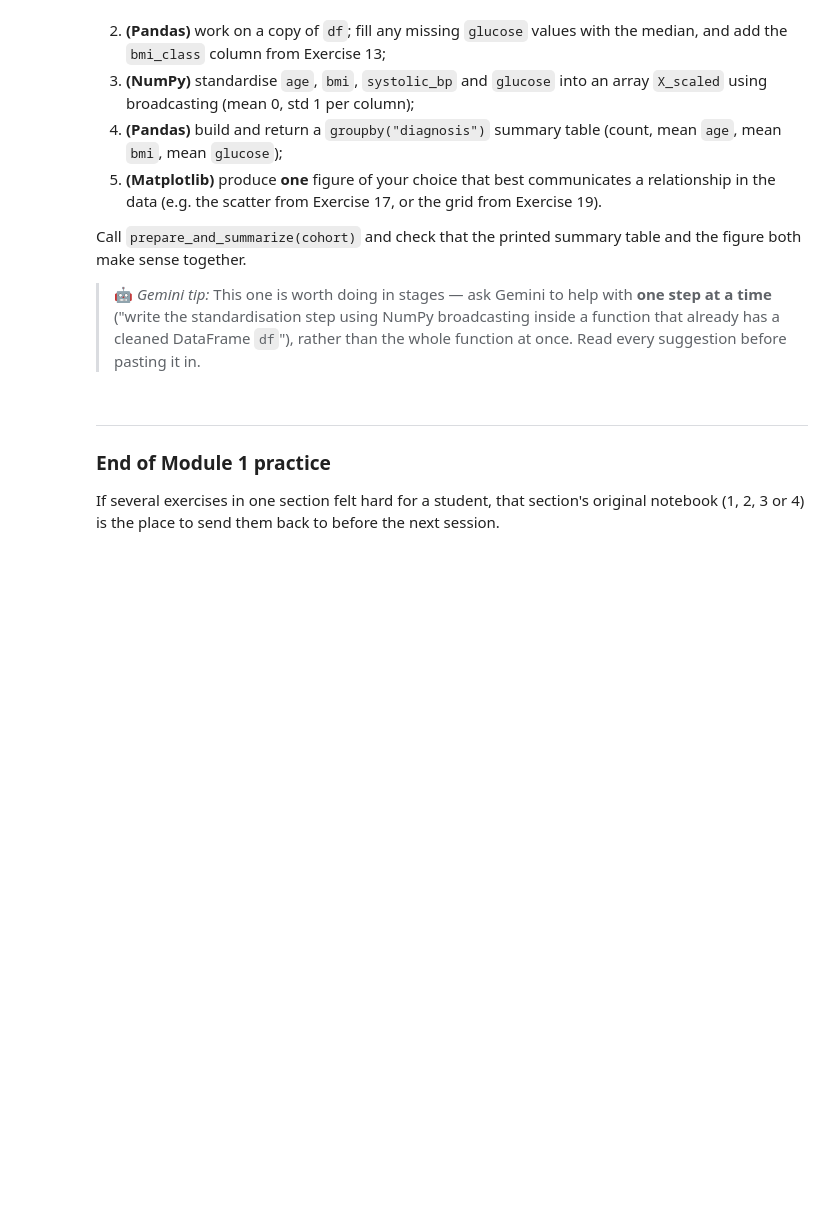
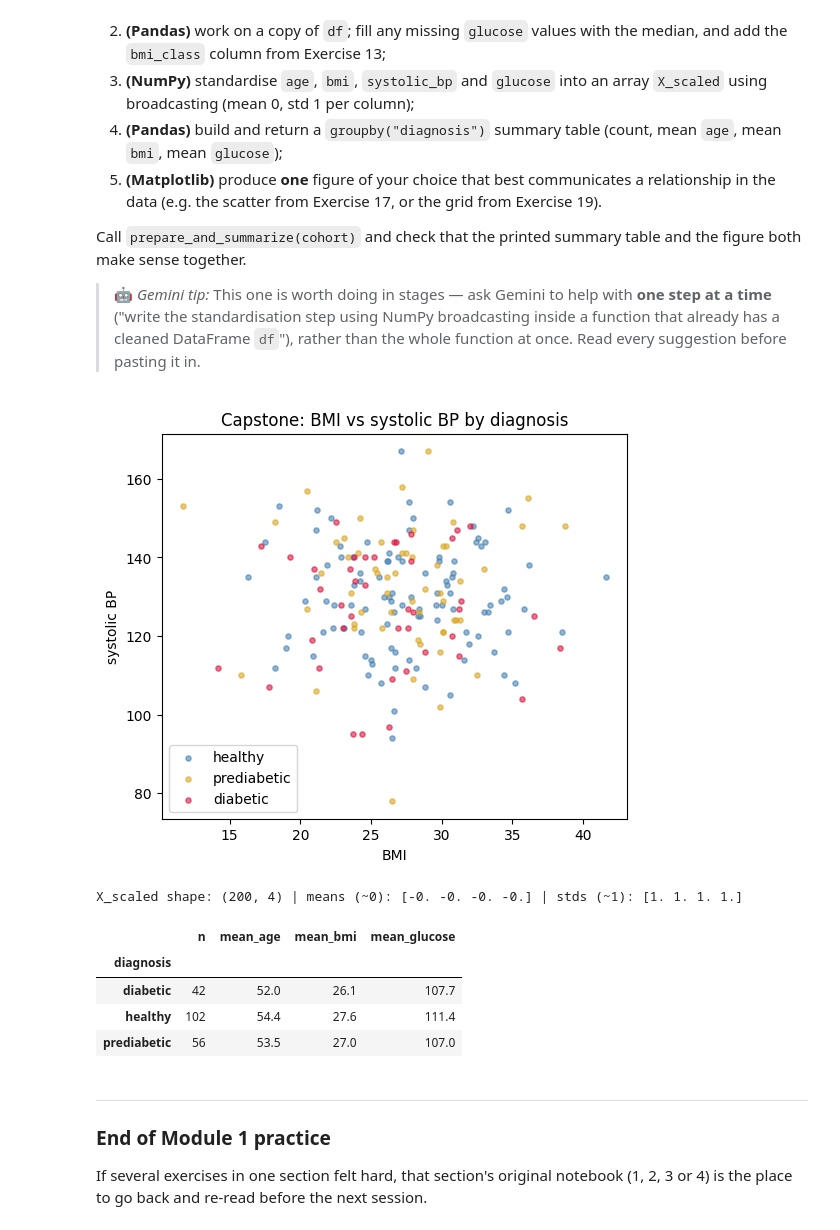
Before and after one commit to SergiSama/UIC-CRB1-2026-2027, a Jupyter notebook: m1_practice_exercises_instructor.ipynb, the cells around one changed output. Drawn from its saved outputs; the diff is of its cells as text; code cells hidden in the pictures; blank space fills up the shorter version.

```diff
--- a/m1_practice_exercises_instructor.ipynb
+++ b/m1_practice_exercises_instructor.ipynb
@@ -584,8 +755,10 @@ sense together.
 > cleaned DataFrame `df`"), rather than the whole function at once. Read every suggestion before
 > pasting it in.
 # %%
-# Solution 21 (Capstone)
 def prepare_and_summarize(df):
+    """Clean, standardise, summarise and plot the cohort — the five steps of Exercise 21."""
+# SOLUTION BEGIN
+    # Solution 21 (Capstone)
     # 1+2 (Python + Pandas): clean defensively, on a copy
     try:
         d = df.copy()
@@ -609,35 +782,44 @@ def prepare_and_summarize(df):
         print("prepare_and_summarize: missing expected column:", e)
         return None
 
     # 4 (Pandas): per-diagnosis summary
     summary_table = d.groupby("diagnosis").agg(
         n=("patient_id", "size"),
         mean_age=("age", "mean"),
         mean_bmi=("bmi", "mean"),
         mean_glucose=("glucose", "mean"),
     ).round(1)
 
     # 5 (Matplotlib): one figure
     fig, ax = plt.subplots(figsize=(6, 5))
     colors = {"healthy": "steelblue", "prediabetic": "goldenrod", "diabetic": "crimson"}
     for dx, col in colors.items():
         m = d["diagnosis"] == dx
         ax.scatter(d.loc[m, "bmi"], d.loc[m, "systolic_bp"], s=14, alpha=0.6, color=col, label=dx)
     ax.set_xlabel("BMI"); ax.set_ylabel("systolic BP")
     ax.set_title("Capstone: BMI vs systolic BP by diagnosis")
     ax.legend()
     plt.show()
 
     print("X_scaled shape:", X_scaled.shape,
           "| means (~0):", np.round(X_scaled.mean(axis=0), 6),
           "| stds (~1):", np.round(X_scaled.std(axis=0), 3))
 
     return summary_table
+# SOLUTION END
 
 summary = prepare_and_summarize(cohort)
 summary
+# %% [output]
+[figure, added]
+X_scaled shape: (200, 4) | means (~0): [-0. -0. -0. -0.] | stds (~1): [1. 1. 1. 1.]
+|  | n | mean_age | mean_bmi | mean_glucose |
+| diagnosis |  |  |  |  |
+| diabetic | 42 | 52.0 | 26.1 | 107.7 |
+| healthy | 102 | 54.4 | 27.6 | 111.4 |
+| prediabetic | 56 | 53.5 | 27.0 | 107.0 |
 # %% [markdown]
 ---
 ### End of Module 1 practice
-If several exercises in one section felt hard for a student, that section's original notebook (1, 2, 3
-or 4) is the place to send them back to before the next session.
+If several exercises in one section felt hard, that section's original notebook (1, 2, 3 or 4) is the
+place to go back and re-read before the next session.
```
Also changed, not shown: parts of 24 cells of this notebook, 3 other files.
